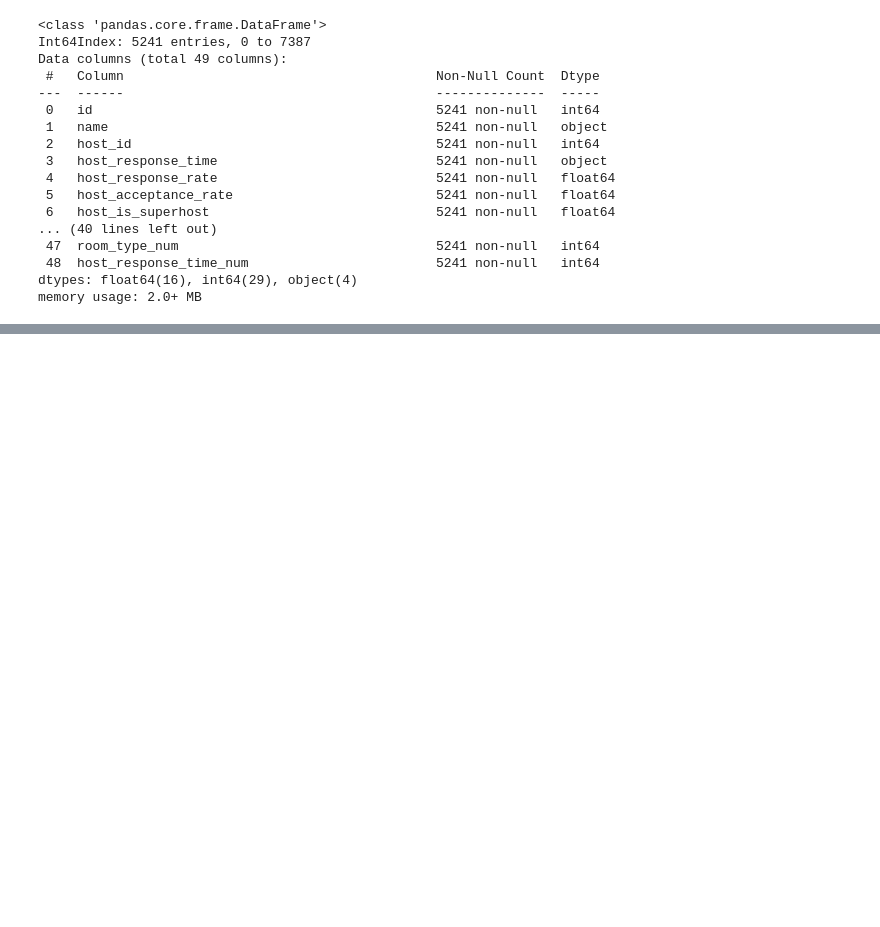
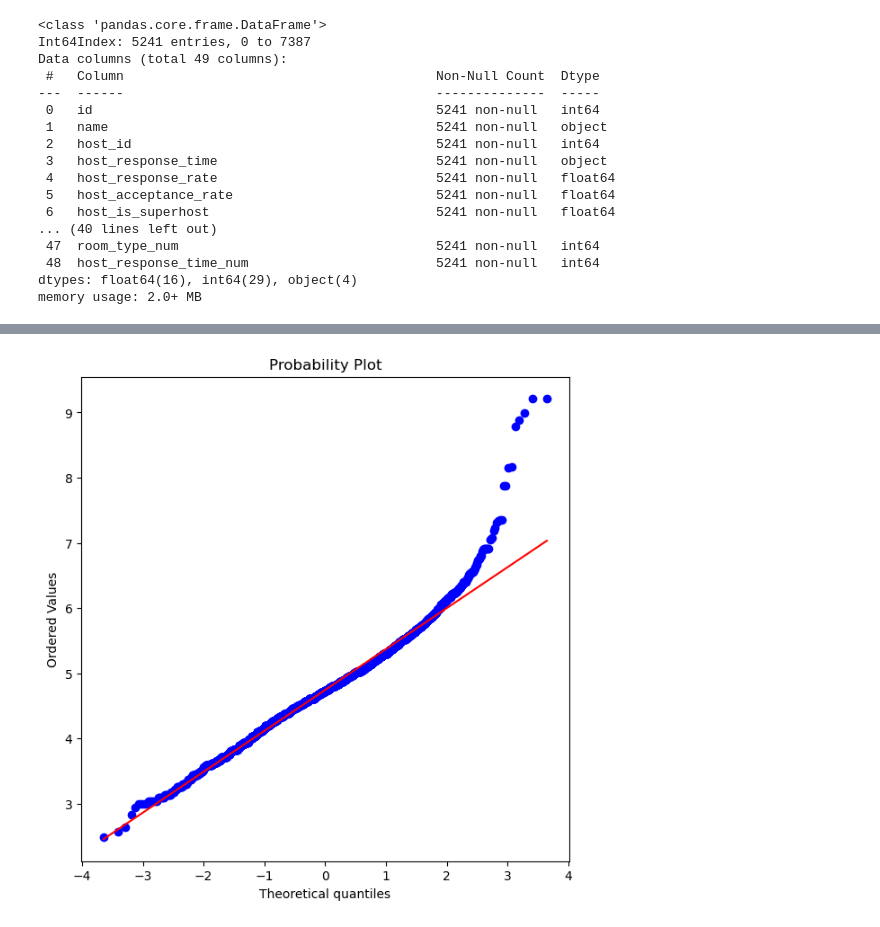
Before and after one commit to Arnesh997/FDS-Airbnb, a Jupyter notebook: abhay-3.ipynb, the cells around one changed output, grey strips where cells are left out. Drawn from its saved outputs; the diff is of its cells as text; code cells hidden in the pictures; blank space fills up the shorter version.

```diff
--- a/abhay-3.ipynb
+++ b/abhay-3.ipynb
@@ -152,0 +199,6 @@ memory usage: 2.0+ MB
+# %%
+plt.figure(figsize=(7,7))
+stats.probplot(quality_df['price_log'], plot=plt)
+plt.show()
+# %% [output]
+[figure, added]
```
Also changed, not shown: parts of 12 cells of this notebook, 1 other file.
